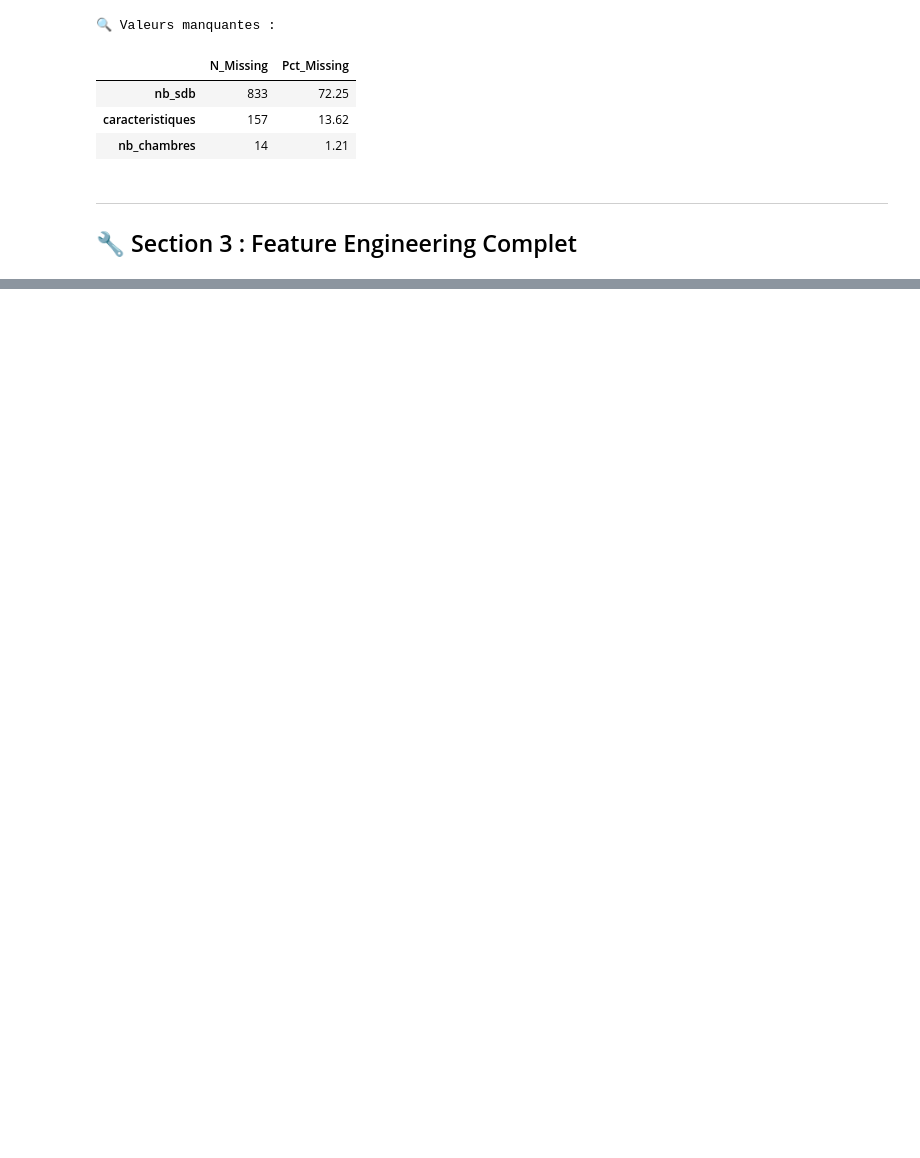
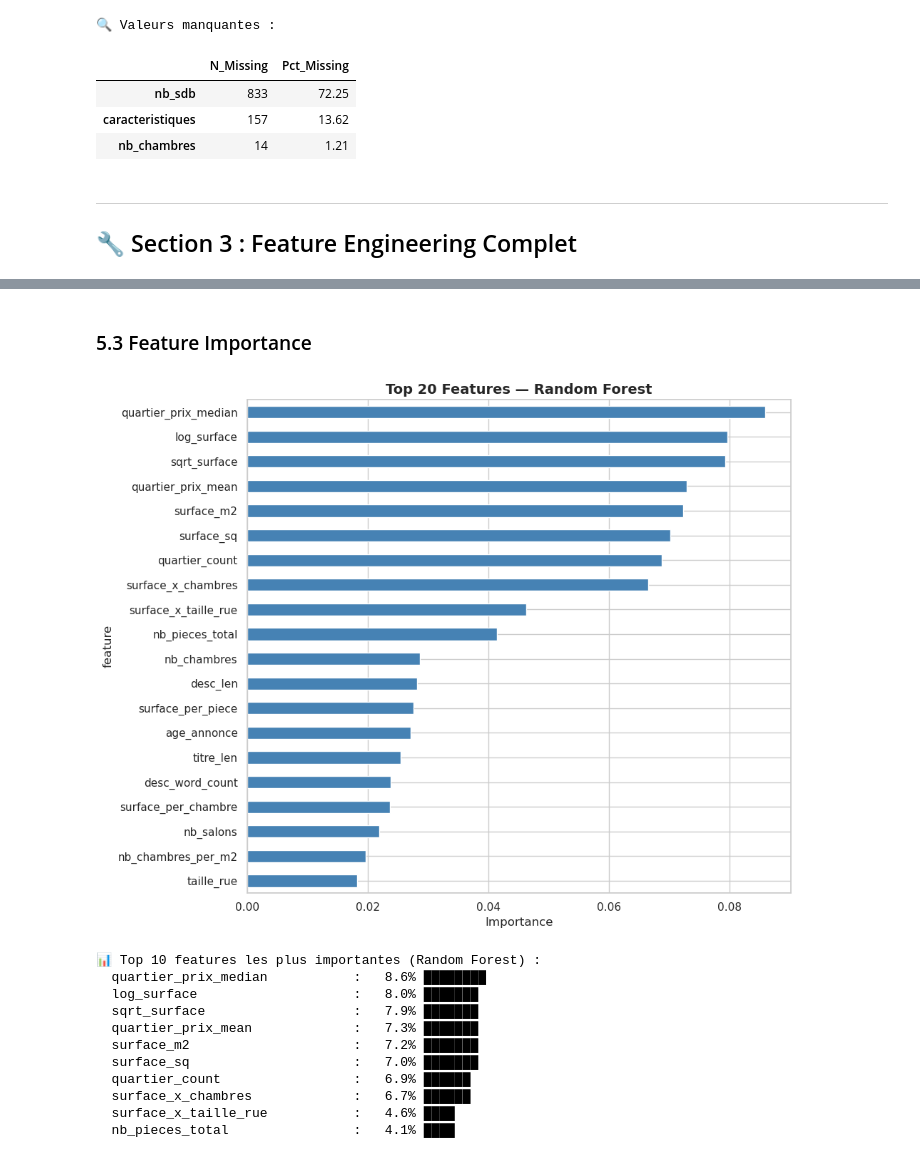
Before and after one commit to AymanMady/immobilier-price-prediction, a Jupyter notebook: notebooks/04_modeling.ipynb, the cells around one changed output, grey strips where cells are left out. Drawn from its saved outputs; the diff is of its cells as text; code cells hidden in the pictures; blank space fills up the shorter version.

```diff
--- a/notebooks/04_modeling.ipynb
+++ b/notebooks/04_modeling.ipynb
@@ -910,0 +876,66 @@ print(f"   📈 R² sur test set : {r2_test:.4f}")
+# %% [markdown]
+### 5.3 Feature Importance
+# %%
+# ════════════════════════════════════════════════════════
+#  FEATURE IMPORTANCE — Meilleur modèle
+# ════════════════════════════════════════════════════════
+
+# Identifier un modèle avec feature_importances_
+fi_model = None
+fi_name = None
+
+# Chercher le meilleur modèle tree-based pour l'importance
+for name in test_df.index:
+    m = all_models[name]
+    if hasattr(m, 'feature_importances_'):
+        fi_model = m
+        fi_name = name
+        break
+
+if fi_model is not None:
+    fi_model.fit(X_train_scaled, y_train)
+    importance = pd.DataFrame({
+        'feature': feature_names,
+        'importance': fi_model.feature_importances_
+    }).sort_values('importance', ascending=False)
+
+    # Top 20 features
+    top_n = min(20, len(importance))
+    top_fi = importance.head(top_n)
+
+    fig, ax = plt.subplots(figsize=(10, 8))
+    top_fi.plot(x='feature', y='importance', kind='barh', ax=ax, color='steelblue', legend=False)
+    ax.set_xlabel('Importance')
+    ax.set_title(f'Top {top_n} Features — {fi_name}', fontsize=14, fontweight='bold')
+    ax.invert_yaxis()
+    plt.tight_layout()
+    plt.show()
+
+    print(f"\n📊 Top 10 features les plus importantes ({fi_name}) :")
+    for i, row in importance.head(10).iterrows():
+        pct = row['importance'] / importance['importance'].sum() * 100
+        bar = '█' * int(pct)
+        print(f"  {row['feature']:30s} : {pct:5.1f}% {bar}")
+else:
+    print("ℹ️  Pas de feature importance disponible (modèle linéaire sélectionné)")
+    # Pour Ridge/Lasso, montrer les coefficients
+    if hasattr(best_model, 'coef_'):
+        coef_df = pd.DataFrame({
+            'feature': feature_names,
+            'coefficient': np.abs(best_model.coef_)
+        }).sort_values('coefficient', ascending=False)
+        print("\n📊 Top 10 coefficients (valeur absolue) :")
+        display(coef_df.head(10))
+# %% [output]
+[figure, added]
+📊 Top 10 features les plus importantes (Random Forest) :
+  quartier_prix_median           :   8.6% ████████
+  log_surface                    :   8.0% ███████
+  sqrt_surface                   :   7.9% ███████
+  quartier_prix_mean             :   7.3% ███████
+  surface_m2                     :   7.2% ███████
+  surface_sq                     :   7.0% ███████
+  quartier_count                 :   6.9% ██████
+  surface_x_chambres             :   6.7% ██████
+  surface_x_taille_rue           :   4.6% ████
+  nb_pieces_total                :   4.1% ████
```
Also changed, not shown: parts of 67 cells of this notebook, 6 other files.
